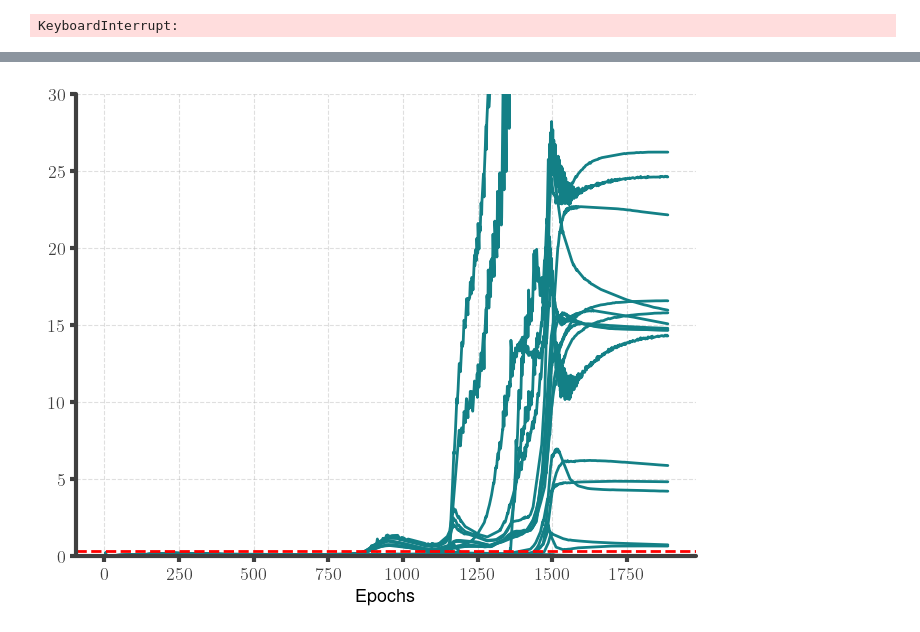
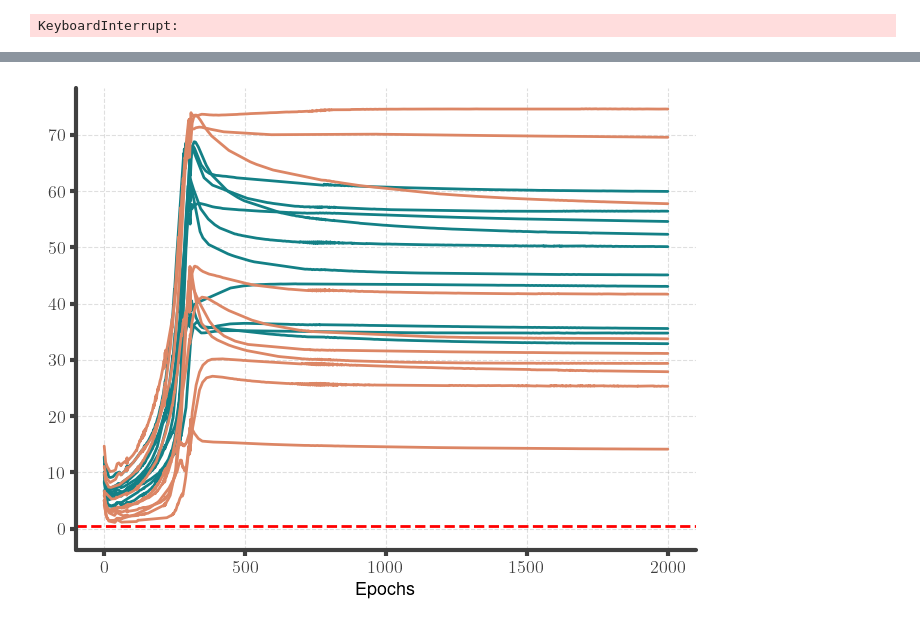
Before and after one commit to loekvanrossem/rnn_structure, a Jupyter notebook: parity/main.ipynb, the cells around one changed output, grey strips where cells are left out. Cells and saved outputs as stored; diff of their text form; code cells hidden in the pictures.

Commit message:
Tuned settings

```diff
--- a/parity/main.ipynb
+++ b/parity/main.ipynb
@@ -70,8 +64,3 @@ max_seq_len = 10
-# %%
-gain = 0.01
-lr = 0.00015
-n_epochs = 2000
-max_seq_len = 10
 # %%
 ## Generate data
 
@@ -160,10 +149,12 @@ epochs.sort()
 std = float(np.linalg.norm(data_hid.std()))
 n_points = len(data_hid.query("Epoch == 0"))
 
-automaton_history = to_automaton_history(data_hid, data_output, merge_distance=1 * std)
 loss = compiler.trackers["loss"].get_trace()
 val_loss = loss.query("Dataset==0")[0].to_numpy()
 train_loss = loss.query("Dataset>0").groupby("Epoch").mean()
+automaton_history = to_automaton_history(
+    data_hid, data_output, merge_distance=0.01 * std
+)
 n_states = np.array([len(automaton.states) for automaton in automaton_history])
 is_finite = np.array([automaton.is_finite() for automaton in automaton_history])
 # %%
@@ -192,17 +178,0 @@ NameError: name 'stop' is not defined
-# %%
-n_datapoints = sum(len(dataset) for dataset in analysis_data)
-
-publication.set_color_mixed()
-plt.figure(figsize=(8, 3))
-plt.plot(train_loss, label="Training loss")
-plt.plot(val_loss, label="Validation loss")
-# plt.plot(n_states / n_datapoints, label="Number of states", zorder=0, color="0.5")
-plt.plot(n_states / n_datapoints, label="Number of states", zorder=0)
-# plt.plot(n_exit / n_datapoints)
-plt.xlabel("epochs")
-plt.ylim(0)
-plt.legend()
-if save:
-    publication.plt_show(save_path=f"plots/automaton_dynamics/{settings}_loss")
-else:
-    publication.plt_show()
@@ -441,11 +410,13 @@ epochs.sort()
 # A_label_sim = ["010001110", "00", "0101101011", "0100", "0111"]
 # B_label_sim = ["100010110", "11", "0101111100", "1000", "1011"]
 
-N_pairs = 20
+N_pairs = 10
 
 labels = set(data_hid.index.get_level_values("Input"))
 labels.remove("initial")
 labels = list(labels)
+labels = [x for x in labels if len(x) == 8]
+
 A_label_sim = random.sample(labels, N_pairs)
 B_label_sim = []
 for a in A_label_sim:
@@ -503,31 +474,31 @@ t = np.linspace(0, len(epochs), len(epochs))
 # %%
 ## Plot trajectories
 traj_path = "plots/2_points/trajectories/"
 
 publication.set_color_mixed()
 figsize = (8, 6)
 fig, ax = plt.subplots(figsize=figsize)
 for k, h in enumerate(np.transpose(h2_sim)):
     plt.gca().set_prop_cycle(None)
     ax.plot(t, h, label=f"{A_label_sim[k]} {B_label_sim[k]}")
 for k, h in enumerate(np.transpose(h2_diff)):
     plt.gca().set_prop_cycle(None)
     publication.skip_colors(1)
     ax.plot(t, h, label=f"{A_label_diff[k]} {B_label_diff[k]}")
-# ax.plot(t, 0.2 * n_states / max(n_states))
+# ax.plot(t, n_states / max(n_states))
 thresh = 0.1 * std
 plt.axhline(thresh, linestyle="--", color="r")
-# plt.ylim(0, 5 * thresh)
-plt.ylim(0, 30)
+# plt.ylim(0, 10 * thresh)
+# plt.ylim(0, 20)
 
 # ax.legend()
 plt.xlabel("Epochs")
 if save:
     publication.plt_show(save_path=traj_path + "ode/" + settings + ".png")
 else:
     publication.plt_show()
 # %% [output]
-[figure, old version]
+[figure, new version]
 # %%
 # ## Plot trajectories
 
```
Also changed, not shown: parts of 18 cells of this notebook, 1 other file.
